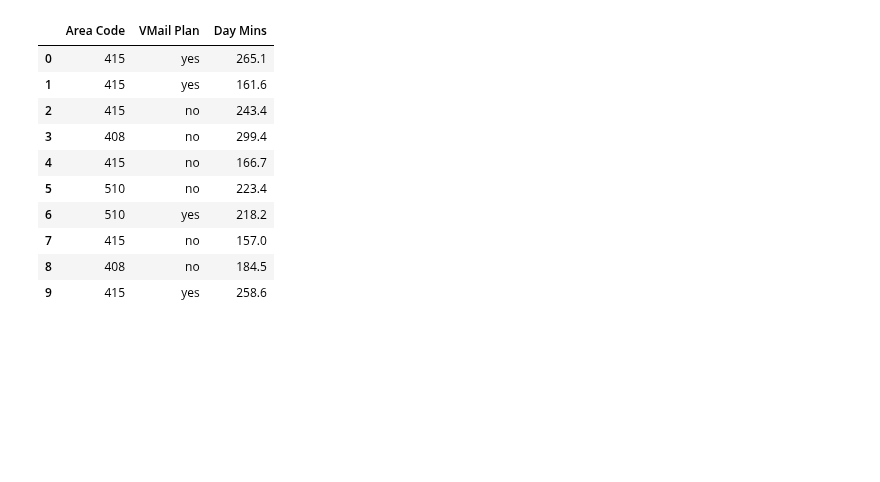
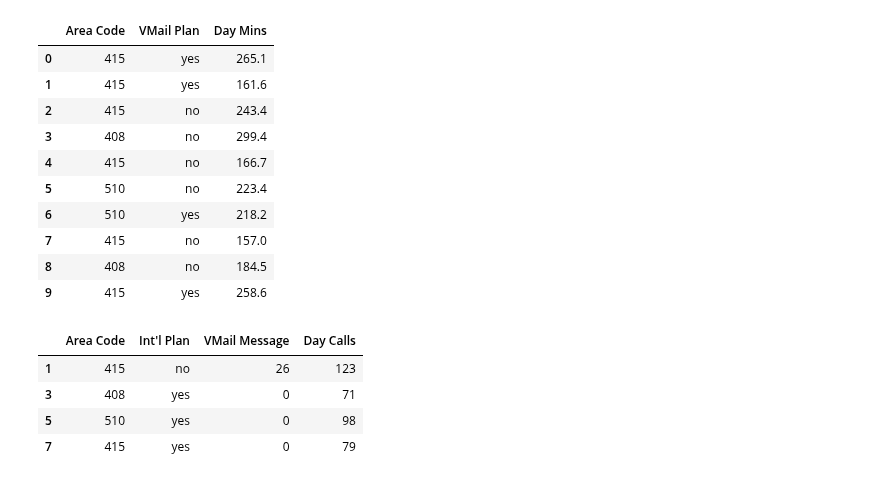
Before and after one commit to tomasvdh/python-ml-course, a Jupyter notebook: mynotebooks/T2 - 1 - Data Cleaning - Data Wrangling.ipynb, the cells around one changed output. Saved outputs shown, nothing was run; the diff lists cells and outputs as text; code cells hidden in the pictures; blank space fills up the shorter version.

```diff
--- a/mynotebooks/T2 - 1 - Data Cleaning - Data Wrangling.ipynb
+++ b/mynotebooks/T2 - 1 - Data Cleaning - Data Wrangling.ipynb
@@ -271,3 +271,12 @@ data.iloc[:10,[2,5,7]]
 | 7 | 415 | no | 157.0 |
 | 8 | 408 | no | 184.5 |
 | 9 | 415 | yes | 258.6 |
+# %%
+# Las filas 1,3,5 y 7, y las columnas 2,4,6 y 8
+data.iloc[[1,3,5,7],[2,4,6,8]]
+# %% [output]
+|  | Area Code | Int'l Plan | VMail Message | Day Calls |
+| 1 | 415 | no | 26 | 123 |
+| 3 | 408 | yes | 0 | 71 |
+| 5 | 510 | yes | 0 | 98 |
+| 7 | 415 | yes | 0 | 79 |
```
